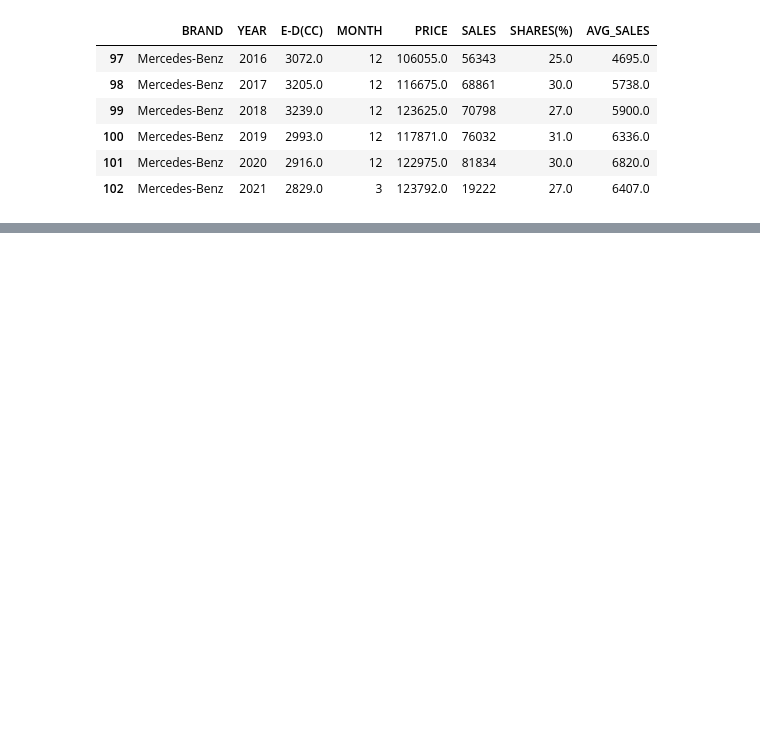
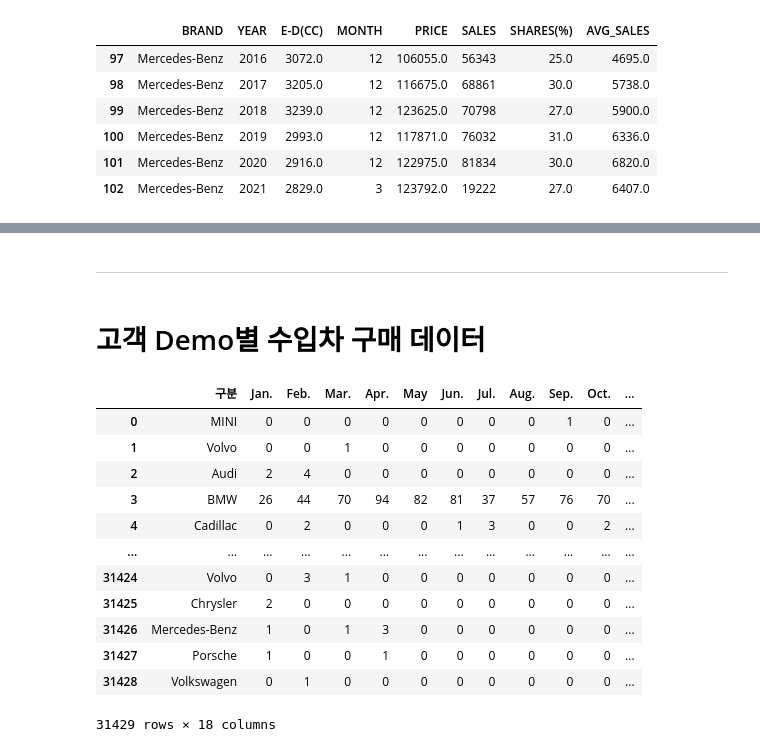
Before and after one commit to HyunjinKIM-Chloe/AutoReport-Service, a Jupyter notebook: car_H_01.model_eda.ipynb, the cells around one changed output, grey strips where cells are left out. Drawn from its saved outputs; the diff is of its cells as text; code cells hidden in the pictures; blank space fills up the shorter version.

```diff
--- a/car_H_01.model_eda.ipynb
+++ b/car_H_01.model_eda.ipynb
@@ -252,3 +195,7 @@ fig2.add_trace(
         row=3, col=1)
 # %% [output]
 [interactive output not drawn]
+# %% [markdown]
+---
+# %% [markdown]
+# 고객 Demo별 수입차 구매 데이터
@@ -254,0 +210,19 @@ fig2.add_trace(
+# %%
+demo_df = pd.concat([demo16, demo17, demo18, demo19, demo20, demo21], axis=0, ignore_index=True)
+demo_df['Total'] = [int(_.replace(",","")) for _ in demo_df['Total']]
+demo_df['year'] = [str(_) for _ in demo_df['year']]
+demo_df['age'] = [_.replace("~19","19이하") for _ in demo_df['age']]
+# %% [output]
+|  | 구분 | Jan. | Feb. | Mar. | Apr. | May | Jun. | Jul. | Aug. | Sep. | Oct. | ... |
+| 0 | MINI | 0 | 0 | 0 | 0 | 0 | 0 | 0 | 0 | 1 | 0 | ... |
+| 1 | Volvo | 0 | 0 | 1 | 0 | 0 | 0 | 0 | 0 | 0 | 0 | ... |
+| 2 | Audi | 2 | 4 | 0 | 0 | 0 | 0 | 0 | 0 | 0 | 0 | ... |
+| 3 | BMW | 26 | 44 | 70 | 94 | 82 | 81 | 37 | 57 | 76 | 70 | ... |
+| 4 | Cadillac | 0 | 2 | 0 | 0 | 0 | 1 | 3 | 0 | 0 | 2 | ... |
+| ... | ... | ... | ... | ... | ... | ... | ... | ... | ... | ... | ... | ... |
+| 31424 | Volvo | 0 | 3 | 1 | 0 | 0 | 0 | 0 | 0 | 0 | 0 | ... |
+| 31425 | Chrysler | 2 | 0 | 0 | 0 | 0 | 0 | 0 | 0 | 0 | 0 | ... |
+| 31426 | Mercedes-Benz | 1 | 0 | 1 | 3 | 0 | 0 | 0 | 0 | 0 | 0 | ... |
+| 31427 | Porsche | 1 | 0 | 0 | 1 | 0 | 0 | 0 | 0 | 0 | 0 | ... |
+| 31428 | Volkswagen | 0 | 1 | 0 | 0 | 0 | 0 | 0 | 0 | 0 | 0 | ... |
+31429 rows × 18 columns
```
Also changed, not shown: parts of 25 cells of this notebook.
